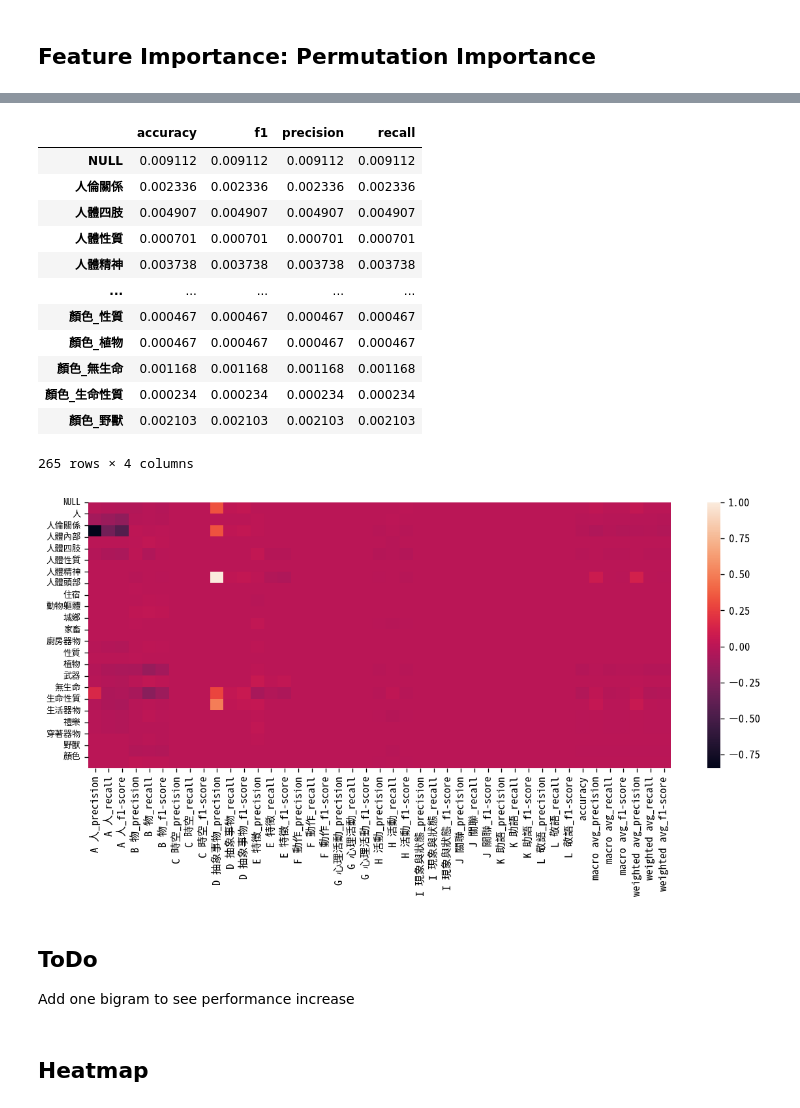
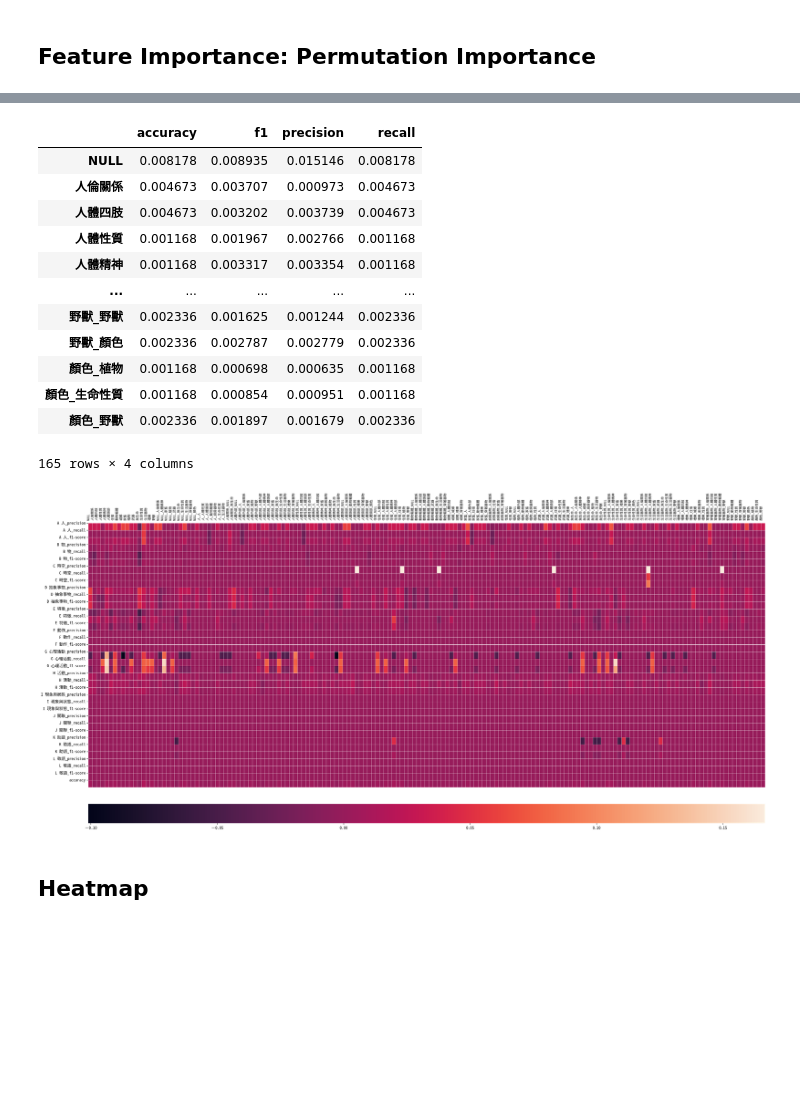
Before and after one commit to liao961120/cilin, a Jupyter notebook: etc/naive_bayes.ipynb, the cells around one changed output, grey strips where cells are left out. Saved outputs shown, nothing was run; the diff lists cells and outputs as text; code cells hidden in the pictures; blank space fills up the shorter version.

```diff
--- a/etc/naive_bayes.ipynb
+++ b/etc/naive_bayes.ipynb
@@ -221,19 +152,20 @@ df_importance[df_importance.recall > 0]
 # %%
-df_importance[df_importance > 0].dropna(axis=0, how='all')
+df_importance_selected = df_importance[df_importance > 0].dropna(axis=0, how='any')
+df_importance_selected
 # %% [output]
 |  | accuracy | f1 | precision | recall |
-| NULL | 0.009112 | 0.009112 | 0.009112 | 0.009112 |
-| 人倫關係 | 0.002336 | 0.002336 | 0.002336 | 0.002336 |
-| 人體四肢 | 0.004907 | 0.004907 | 0.004907 | 0.004907 |
-| 人體性質 | 0.000701 | 0.000701 | 0.000701 | 0.000701 |
-| 人體精神 | 0.003738 | 0.003738 | 0.003738 | 0.003738 |
+| NULL | 0.008178 | 0.008935 | 0.015146 | 0.008178 |
+| 人倫關係 | 0.004673 | 0.003707 | 0.000973 | 0.004673 |
+| 人體四肢 | 0.004673 | 0.003202 | 0.003739 | 0.004673 |
+| 人體性質 | 0.001168 | 0.001967 | 0.002766 | 0.001168 |
+| 人體精神 | 0.001168 | 0.003317 | 0.003354 | 0.001168 |
 | ... | ... | ... | ... | ... |
-| 顏色_性質 | 0.000467 | 0.000467 | 0.000467 | 0.000467 |
-| 顏色_植物 | 0.000467 | 0.000467 | 0.000467 | 0.000467 |
-| 顏色_無生命 | 0.001168 | 0.001168 | 0.001168 | 0.001168 |
-| 顏色_生命性質 | 0.000234 | 0.000234 | 0.000234 | 0.000234 |
-| 顏色_野獸 | 0.002103 | 0.002103 | 0.002103 | 0.002103 |
+| 野獸_野獸 | 0.002336 | 0.001625 | 0.001244 | 0.002336 |
+| 野獸_顏色 | 0.002336 | 0.002787 | 0.002779 | 0.002336 |
+| 顏色_植物 | 0.001168 | 0.000698 | 0.000635 | 0.001168 |
+| 顏色_生命性質 | 0.001168 | 0.000854 | 0.000951 | 0.001168 |
+| 顏色_野獸 | 0.002336 | 0.001897 | 0.001679 | 0.002336 |
-265 rows × 4 columns
+165 rows × 4 columns
 # %%
 df_feat, df_tgt = DTM.pd, DTM.df_tgt
 X_train, X_test, y_train, y_test = train_test_split(
@@ -249,29 +181,43 @@ scores = classification_report(y_test, predictions, pandas=False)
 baseScore = deepcopy(scores)
 # %%
 from copy import deepcopy
+from sklearn.metrics import make_scorer, precision_score, recall_score, accuracy_score, f1_score
 
 scoreDiff = {}
 rmFeat = []
-for col in X_train.columns:
-    X_train_drop, X_test_drop = X_train.drop(columns=[col]), X_test.drop(columns=[col])
+for col in df_importance_selected.index:
+    # X_train_drop, X_test_drop = X_train.drop(columns=[col]), X_test.drop(columns=[col])
+    # Shuffle
+    X_train_drop, X_test_drop = X_train.copy(deep=True), X_test.copy(deep=True)
+    X_train_drop[col] = X_train_drop[col].sample(frac=1).values
+    X_test_drop[col] = X_test_drop[col].sample(frac=1).values
+    # df1['HS_FIRST_NAME'] = df[4].sample(frac=1).values
+
     rmFeat.append(col)
     model = MultinomialNB(alpha=0.001)
     model.fit(X_train_drop, y_train)
     predictions = model.predict(X_test_drop)
     # print("Not predicted:", sorted(set(y_train) - set(predictions)))
     scores = classification_report(y_test, predictions, pandas=False)
+    # scores = {
+    #     'recall': recall_score(y_test, predictions, average="weighted"),
+    #     'precision': precision_score(y_test, predictions, average="weighted"),
+    #     'f1': f1_score(y_test, predictions, average="weighted")
+    # }
 
     for cls, val in scores.items():
         # scoreDiff.setdefault(cls, [])
         if cls == 'accuracy':
             if 'accuracy' not in scoreDiff:
                 scoreDiff['accuracy'] = []
-            scoreDiff['accuracy'].append(val - baseScore['accuracy'])
+            scoreDiff['accuracy'].append(baseScore['accuracy']- val)
         else:
             for stat, val in val.items():
                 base_val = baseScore[cls][stat]
-                if 'support' in stat: continue
                 k = f"{cls}_{stat}"
+                if any(x in k for x in 'support macro weighted'.split()): continue
                 if k not in scoreDiff:
                     scoreDiff[k] = []
-                scoreDiff[k].append(val - base_val)
+                scoreDiff[k].append(base_val - val)
+
+df = pd.DataFrame(scoreDiff, index=rmFeat)
@@ -288,18 +224,19 @@ df = pd.DataFrame(scoreDiff, index=rmFeat)
 # %%
-plt.figure(figsize=(12, 4.5), dpi=120)
+plt.figure(figsize=(30, 15), dpi=160)
 
-ax = sns.heatmap(df, xticklabels=True)
-ax.set_yticks(range(df.shape[0])) # <--- set the ticks first
-ax.set_yticklabels(df.index, fontsize=8)
-# ax.set_xticks(range(df.shape[1])) # <--- set the ticks first
-# ax.set_xticklabels(df.columns, fontsize=8)
+dfT = df.T
+ax = sns.heatmap(dfT, xticklabels=True, linewidths=0.01, linecolor='white',
+                 cbar_kws=dict(orientation='horizontal', aspect=35, pad=0.05))
+ax.set_yticks(range(dfT.shape[0])) # <--- set the ticks first
+ax.set_yticklabels(dfT.index, fontsize=10)
+ax.set_xticks(range(dfT.shape[1])) # <--- set the ticks first
+ax.set_xticklabels(dfT.columns)
+plt.tick_params(axis='both', which='major', labelsize=10, labelbottom = False,
+                bottom=False, top = False, labeltop=True)
+plt.xticks(rotation=90, fontsize=8)
 plt.show()
 # %% [output]
-[figure, old version]
+[figure, new version]
-# %% [markdown]
-## ToDo
-
-Add one bigram to see performance increase
 # %% [markdown]
 ## Heatmap
 # %%
```
Also changed, not shown: parts of 15 cells of this notebook.
